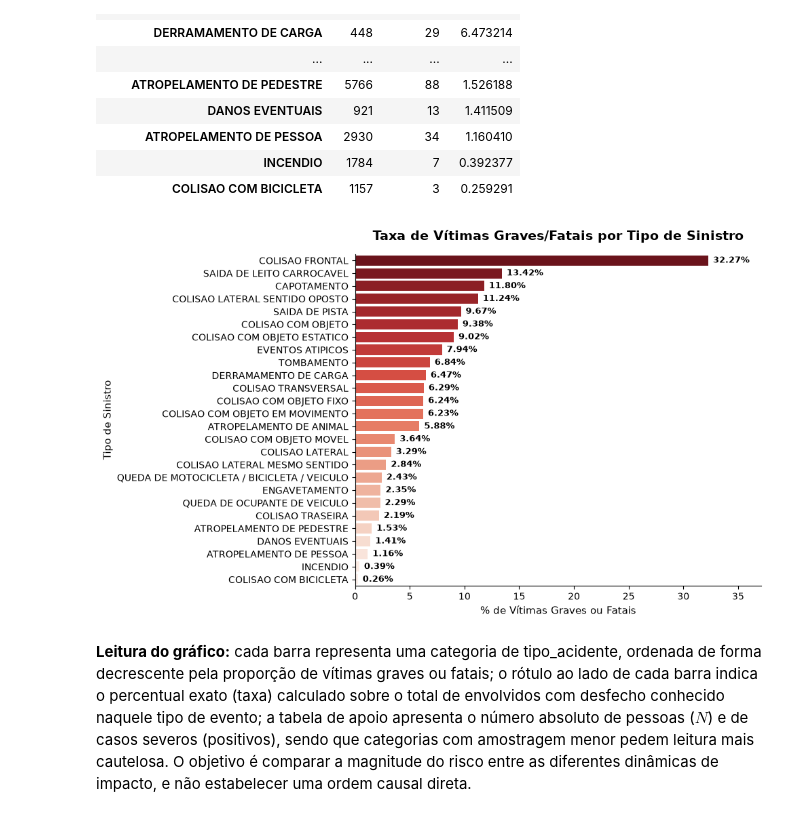
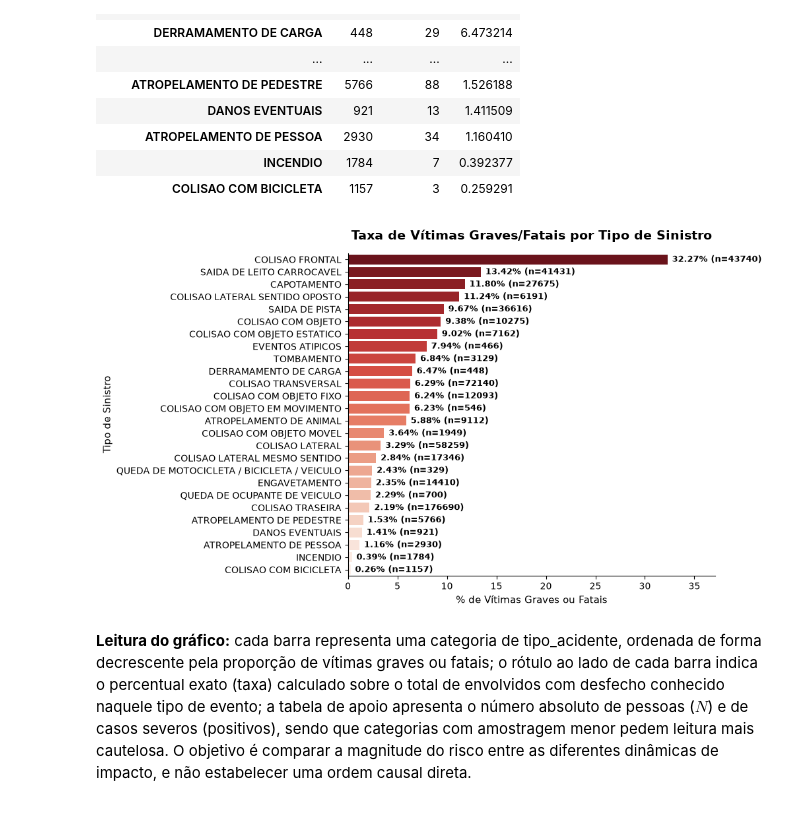
Before and after one commit to ju-caju/analise-seguranca-veicular-prf, a Jupyter notebook: notebooks/relatorio-final.ipynb, the cells around one changed output. Drawn from its saved outputs; the diff is of its cells as text; code cells hidden in the pictures.

Commit message:
exibe n no gráfico de taxas de vítimas graves/fatais por tipo de sinistro

```diff
--- a/notebooks/relatorio-final.ipynb
+++ b/notebooks/relatorio-final.ipynb
@@ -598,34 +598,38 @@ taxa_tipo_acidente
 # %%
 plt.figure(figsize=(10, 6))
 
+df_plot = taxa_tipo_acidente.reset_index()
+
 ax = sns.barplot(
-    data=taxa_tipo_acidente.reset_index(),
+    data=df_plot,
     x="taxa",
     y="tipo_acidente",
     hue="tipo_acidente",
     palette="Reds_r",
     legend=False
 )
 
-for p in ax.patches:
+for i, p in enumerate(ax.patches):
     width = p.get_width()
+    qtd_total_sinistros = df_plot['n'].iloc[i]
+
     ax.annotate(
-        f'{width:.2f}%',
+        f'{width:.2f}% (n={qtd_total_sinistros})',
         (width, p.get_y() + p.get_height() / 2.),
         ha='left', va='center',
         xytext=(5, 0), textcoords='offset points',
         fontsize=9, fontweight='bold', color='black'
     )
 
 plt.title("Taxa de Vítimas Graves/Fatais por Tipo de Sinistro", fontsize=14, fontweight='bold', pad=15)
 plt.xlabel("% de Vítimas Graves ou Fatais", fontsize=11)
 plt.ylabel("Tipo de Sinistro", fontsize=11)
-plt.xlim(0, max(taxa_tipo_acidente['taxa']) * 1.15)
+plt.xlim(0, max(df_plot['taxa']) * 1.15)
 sns.despine()
 plt.tight_layout()
 plt.show()
 # %% [output]
-[figure, old version]
+[figure, new version]
 # %% [markdown]
 **Leitura do gráfico:** cada barra representa uma categoria de tipo_acidente, ordenada de forma decrescente pela proporção de vítimas graves ou fatais; o rótulo ao lado de cada barra indica o percentual exato (taxa) calculado sobre o total de envolvidos com desfecho conhecido naquele tipo de evento; a tabela de apoio apresenta o número absoluto de pessoas ($N$) e de casos severos (positivos), sendo que categorias com amostragem menor pedem leitura mais cautelosa. O objetivo é comparar a magnitude do risco entre as diferentes dinâmicas de impacto, e não estabelecer uma ordem causal direta.
 # %% [markdown]
```
Also changed, not shown: parts of 2 cells of this notebook.
